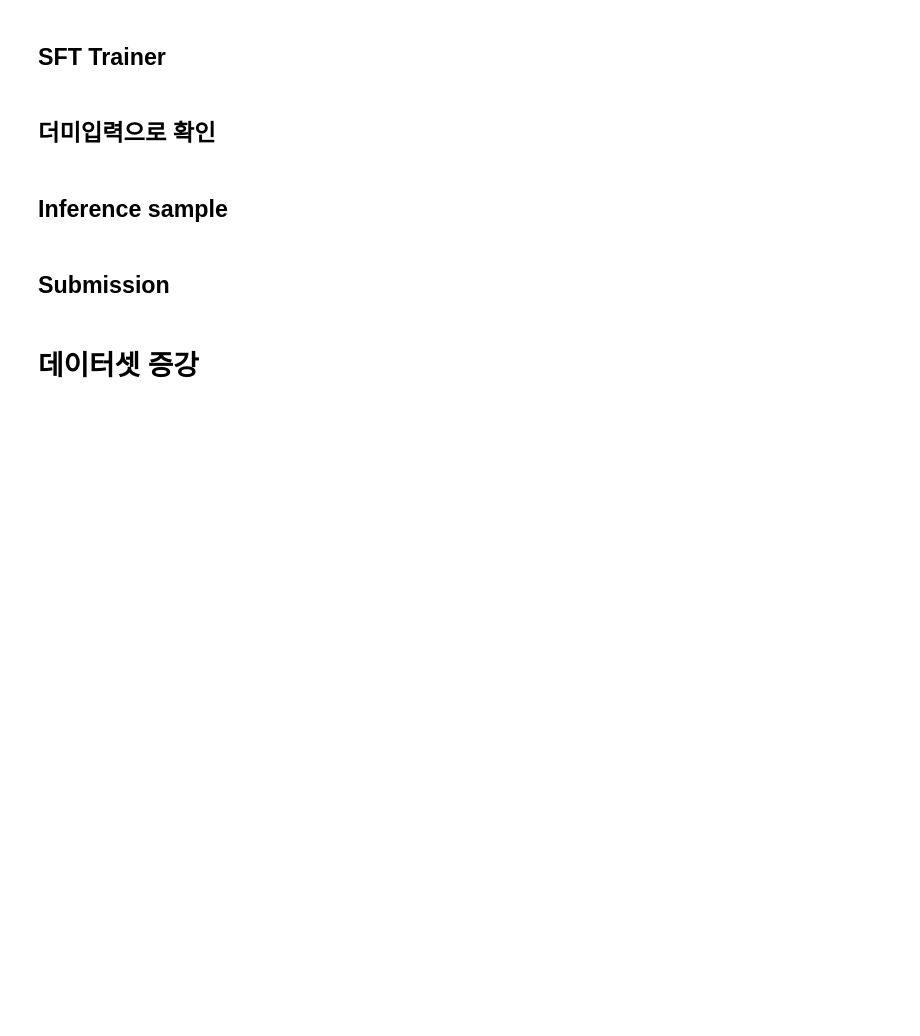
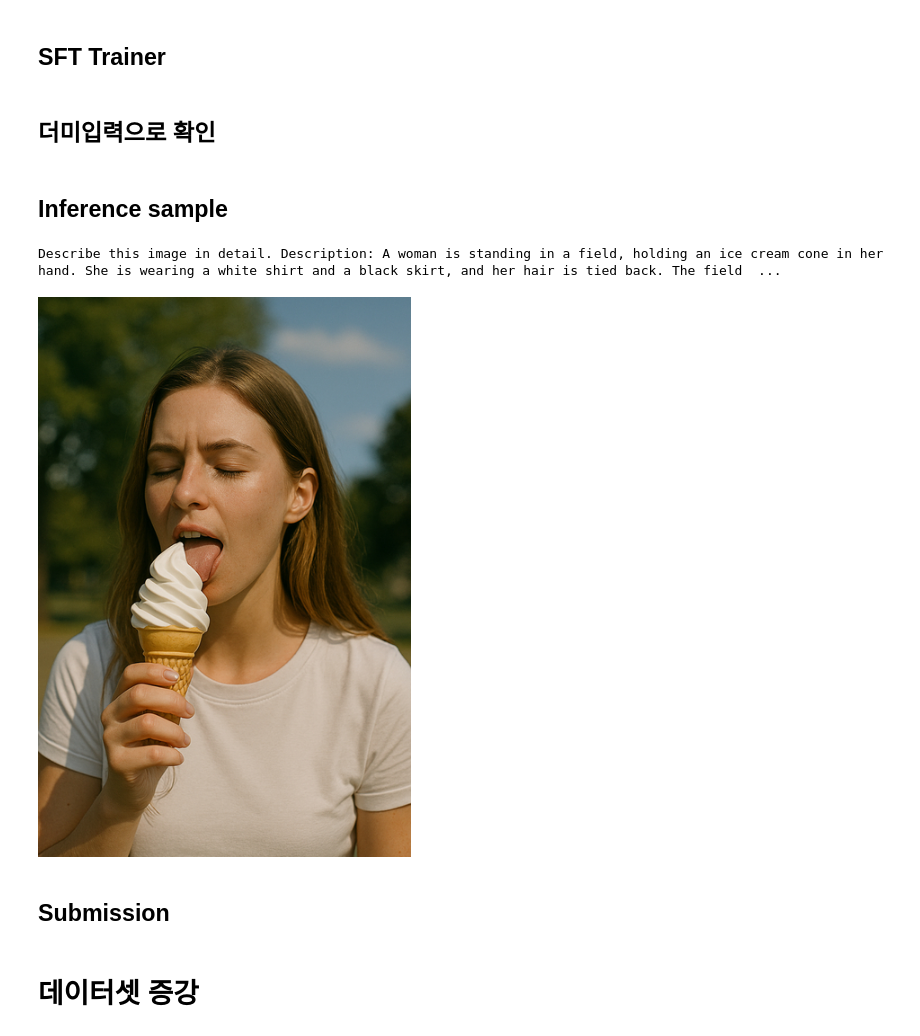
Before and after one commit to Ricepunchb/SCPC2025, a Jupyter notebook: src/kosmos2/kosmos2_note.ipynb, the cells around one changed output. Saved outputs shown, nothing was run; the diff lists cells and outputs as text; code cells hidden in the pictures; blank space fills up the shorter version.

Commit message:
kosmos2 training script updated

```diff
--- a/src/kosmos2/kosmos2_note.ipynb
+++ b/src/kosmos2/kosmos2_note.ipynb
@@ -65,7 +61,7 @@ seed_everything()
 ## 모델 선언
 # %%
 model = Kosmos2ForConditionalGeneration.from_pretrained("microsoft/kosmos-2-patch14-224", device_map='auto', torch_dtype=torch.bfloat16, _attn_implementation="sdpa",)
-processor = AutoProcessor.from_pretrained("microsoft/kosmos-2-patch14-224")
+processor = AutoProcessor.from_pretrained("microsoft/kosmos-2-patch14-224", add_eos_token=True)
 
 # 모델 정보
 total_params = sum(p.numel() for p in model.parameters())
@@ -512,6 +422,51 @@ train_ds = AokvqaDataset(dataset=train_ds, processor=processor)
 val_ds = AokvqaDataset(dataset=val_ds, processor=processor)
 # %% [markdown]
 ## Inference sample
+# %%
+from transformers import AutoProcessor, AutoModelForVision2Seq
+
+
+# model = AutoModelForVision2Seq.from_pretrained("microsoft/kosmos-2-patch14-224")
+# processor = AutoProcessor.from_pretrained("microsoft/kosmos-2-patch14-224")
+# # --------------------- [Optional] 모델 로드 for continual training -----------------------
+final_save_directory = os.path.join("/mnt/workspace/Model/kosmos2/2nd_phase/final_best_model")
+model = Kosmos2ForConditionalGeneration.from_pretrained("microsoft/kosmos-2-patch14-224", torch_dtype=torch.bfloat16, device_map="auto" )   # 베이스모델 로드
+model = PeftModel.from_pretrained(model, final_save_directory, torch_dtype=torch.bfloat16, device_map="auto", is_trainable=True )       # LoRA weight 적용된 모델 로드
+processor = AutoProcessor.from_pretrained(final_save_directory, add_eos_token=True)
+# %%
+from IPython.display import clear_output
+
+# ds = load_dataset("json", data_files="../../eg/train_aug.jsonl", split='train')
+ds = pd.read_csv('../../eg/test.csv')[0:10]
+
+for i ,row in ds.iterrows():
+    path = os.path.join('/mnt/workspace/eg', row['img_path'])
+    image = Image.open(path)
+
+    inputs = processor(text="Describe this image in detail.", images=image, return_tensors="pt").to(device)
+
+    with torch.no_grad():
+        generated_ids = model.generate(
+            pixel_values=inputs["pixel_values"].to(device),
+            input_ids=inputs["input_ids"],
+            attention_mask=inputs["attention_mask"],
+            image_embeds=None,
+            image_embeds_position_mask=inputs["image_embeds_position_mask"],
+            use_cache=True,
+            max_new_tokens=2048,
+            do_sample=False,
+            num_beams=3
+        )
+    generated_text = processor.batch_decode(generated_ids, skip_special_tokens=True)[0]
+    processed_text, entities = processor.post_process_generation(generated_text)
+    print(processed_text,'\n')
+    image.show()
+    # print(row['description'])
+    input(f"[{i}/{len(ds)}] 다음을 보려면 Enter를 누르세요...")
+    clear_output(wait=True)
+# %% [output]
+Describe this image in detail. Description: A woman is standing in a field, holding an ice cream cone in her hand. She is wearing a white shirt and a black skirt, and her hair is tied back. The field  ...
+[figure, added]
 # %%
 import requests
 from PIL import Image
```
Also changed, not shown: parts of 31 cells of this notebook, 4 other files.
